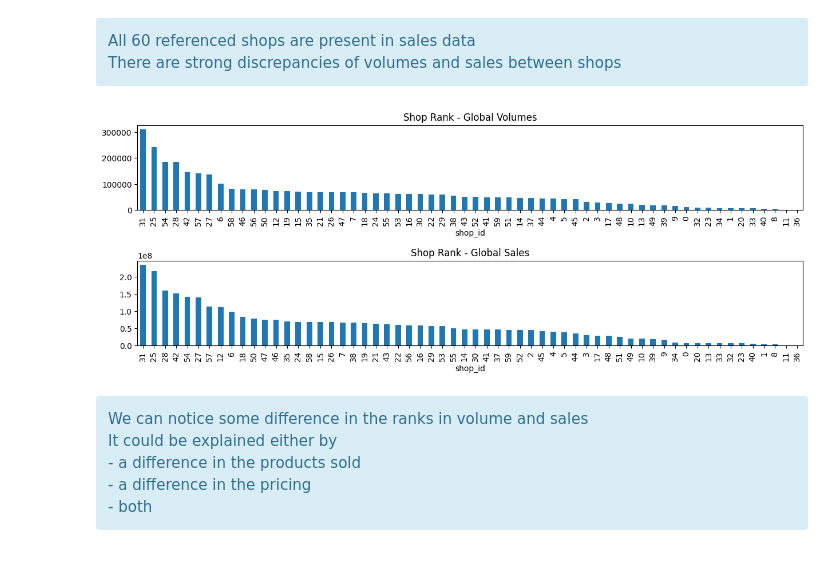
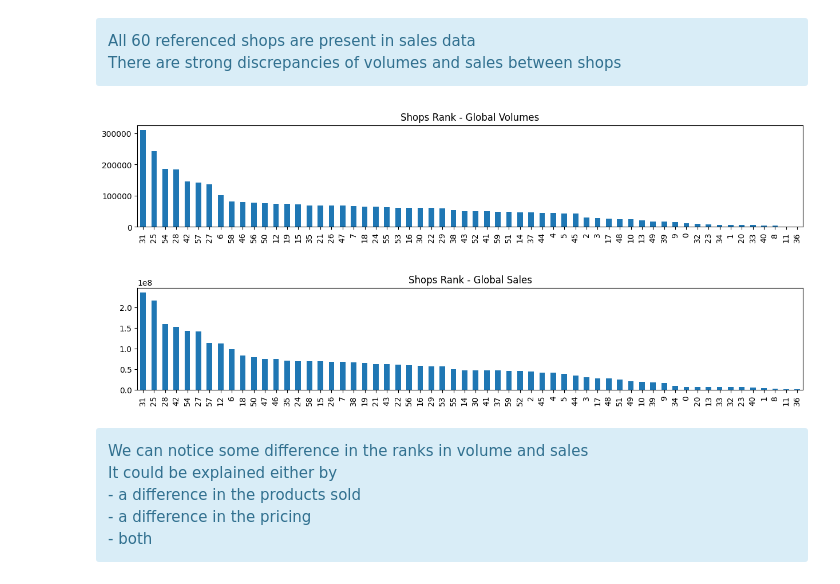
Before and after one commit to paulrousset/kaggle-future-sales, a Jupyter notebook: 01 - Exploration.ipynb, the cells around one changed output. Cells and saved outputs as stored; diff of their text form; code cells hidden in the pictures.

```diff
--- a/01 - Exploration.ipynb
+++ b/01 - Exploration.ipynb
@@ -206,19 +232,13 @@ ax2.set(xlabel=None)
 <div class="alert alert-block alert-info">
 All 60 referenced shops are present in sales data <br>
 There are strong discrepancies of volumes and sales between shops <br>
-# %%
-fig, (ax1, ax2) = plt.subplots(2, 1, figsize=(15,5))
-fig.subplots_adjust(hspace=.6)
-# Rank Global Volumes
-data.groupby('shop_id').agg({'item_cnt_day':'sum'}).sort_values(by ='item_cnt_day', ascending=False).plot.bar(ax=ax1)
-ax1.set_title('Shop Rank - Global Volumes')
-ax1.legend().set_visible(False)
-# Rank Monthly Volumes
-data.groupby('shop_id').agg({'sales':'sum'}).sort_values(by ='sales', ascending=False).plot.bar(ax=ax2)
-ax2.set_title('Shop Rank - Global Sales')
-ax2.legend().set_visible(False)
-# %% [output]
-[figure, removed]
+# %%
+shop_rank_volumes = data.groupby('shop_id').agg({'item_cnt_day':'sum'}).sort_values(by ='item_cnt_day', ascending=False)
+shop_rank_sales = data.groupby('shop_id').agg({'sales':'sum'}).sort_values(by ='sales', ascending=False)
+
+plot_histograms(shop_rank_volumes, shop_rank_sales, "Shops Rank - Global Volumes", "Shops Rank - Global Sales", share_axis = False)
+# %% [output]
+[figure, added]
 # %% [markdown]
 <div class="alert alert-block alert-info">
 We can notice some difference in the ranks in volume and sales <br>
```
Also changed, not shown: parts of 69 cells of this notebook, 1 other file.
